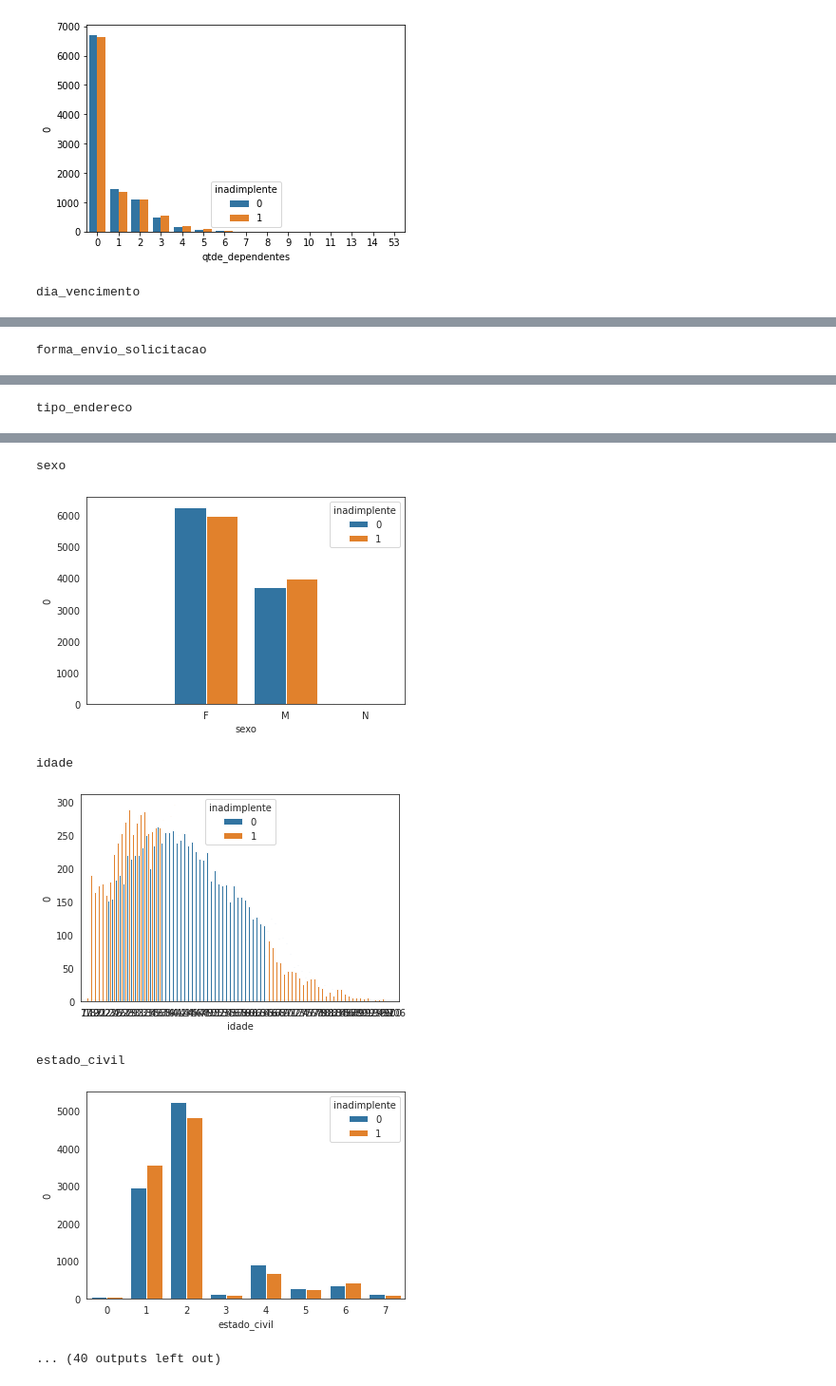
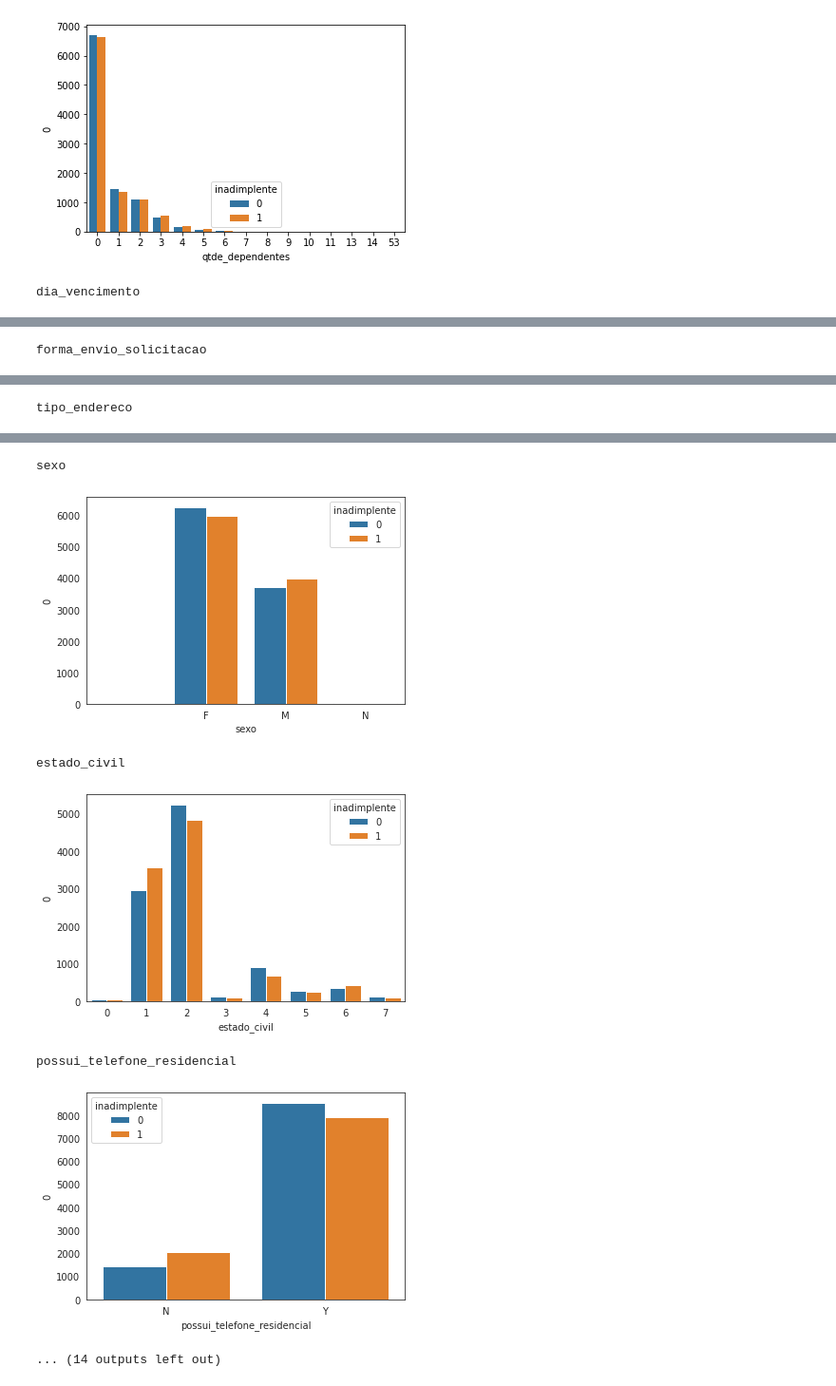
Before and after one commit to QIRoss/Credit-Aproval-Job, a Jupyter notebook: EDA.ipynb, the cells around one changed output, grey strips where cells are left out. Shown at 95% size. Saved outputs shown, nothing was run; the diff lists cells and outputs as text; code cells hidden in the pictures.

```diff
--- a/EDA.ipynb
+++ b/EDA.ipynb
@@ -128,28 +149,25 @@ def plot_inadimplente_analysis(col):
 # %%
 sns.set_style('white')
 
 cols = ['dia_vencimento',
        'forma_envio_solicitacao', 'tipo_endereco', 'sexo',
        'estado_civil', 'possui_telefone_residencial',
-       'estado_onde_nasceu', 'estado_onde_reside',
-       'possui_email', 'renda_mensal_regular', 'renda_extra',
-       'possui_cartao_visa', 'possui_cartao_mastercard',
-       'possui_cartao_diners', 'possui_cartao_amex', 'possui_outros_cartoes',
-       'qtde_contas_bancarias', 'qtde_contas_bancarias_especiais']
+       'estado_onde_nasceu', 'estado_onde_reside', 'meses_na_residencia',
+       'qtde_contas_bancarias', 'produto_solicitado', 'tipo_residencia', 'ocupacao']
 
 for col in cols:
     plot_inadimplente_analysis(col)
 # %% [output]
 dia_vencimento
 [figure]
 forma_envio_solicitacao
 [figure]
 tipo_endereco
 [figure]
 sexo
 [figure]
-idade
+estado_civil
-[figure, old version]
+[figure, new version]
-estado_civil
+possui_telefone_residencial
-[figure, old version]
+[figure, new version]
-... (40 outputs left out)
+... (14 outputs left out)
```
Also changed, not shown: parts of 19 cells of this notebook.
